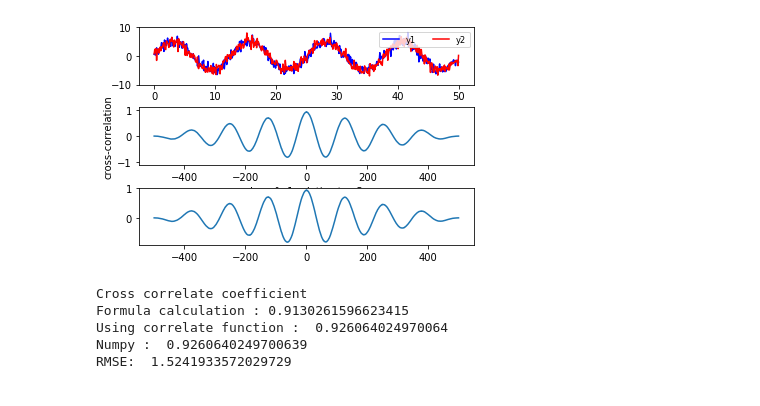
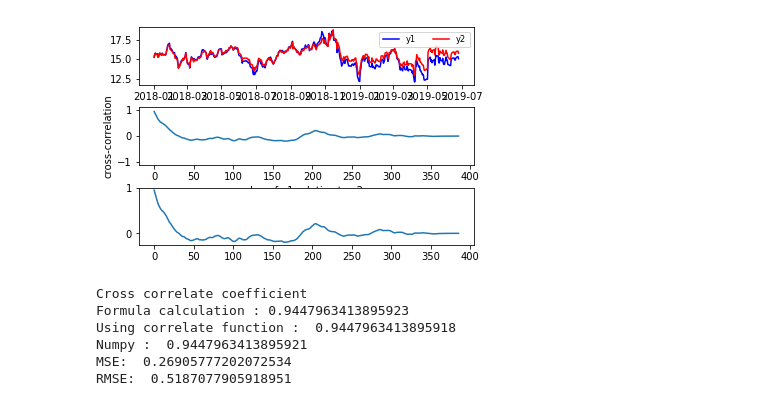
Before and after one commit to psankosik/Learning-Data-Sci, a Jupyter notebook: Self Project/Pricing/Attemp 1/Cross Correlation.ipynb, the cells around one changed output. Saved outputs shown, nothing was run; the diff lists cells and outputs as text; code cells hidden in the pictures.

```diff
--- a/Self Project/Pricing/Attemp 1/Cross Correlation.ipynb
+++ b/Self Project/Pricing/Attemp 1/Cross Correlation.ipynb
@@ -0,0 +9,3 @@
+# %%
+df = pd.read_excel('prepdata.xlsx',index_col=0,parse_dates=True)
+df.dropna(axis='columns',inplace=True)
@@ -1,20 +22,11 @@
+# %%
+t_index = np.asarray(df.index.tolist(),dtype=np.datetime64)
+y1 = np.asarray(df['PVMPGDM1 Index'].tolist(),dtype=np.float64)
+y2 = np.asarray(df['PVMPGDM2 Index'].tolist(),dtype=np.float64)
 # %%
-import numpy as np
-import matplotlib.pyplot as plt
-import math
-%matplotlib inline
-
-# npts = 500
-x = np.linspace(0, 50, 500)
-
-npts = len(x)
-y1 = 5 * np.sin(x/2) + np.random.randn(npts)
-# y2 = 5 * np.cos(x/2) + np.random.randn(npts)
-y2 = 5 * np.sin(x/2) + np.random.randn(npts)
-
 def crocor(x,y):
  npts = len(x)
- lags = np.arange(-npts + 1, npts)
+ lags = np.arange(0, npts)
  # Cross covariance
  ccov = np.correlate((y1 - y1.mean()), y2 - y2.mean(), mode='full')
  # Cross correlation coefficient
@@ -33,50 +45,52 @@ ccor, lags = crocor(y1,y2)
 fig, axs = plt.subplots(nrows=3)
 fig.subplots_adjust(hspace=0.4)
 ax = axs[0]
-ax.plot(x, y1, 'b', label='y1')
-ax.plot(x, y2, 'r', label='y2')
-ax.set_ylim(-10, 10)
+ax.plot(t_index, y1, 'b', label='y1')
+ax.plot(t_index, y2, 'r', label='y2')
+#ax.set_ylim(50,90)
 ax.legend(loc='upper right', fontsize='small', ncol=2)
 
 ax = axs[1]
-ax.plot(lags, ccor)
+ax.plot(lags, ccor[385:])
 
 ax.set_ylim(-1.1, 1.1)
+#ax.set_xlim(0,400)
 ax.set_ylabel('cross-correlation')
 ax.set_xlabel('lag of y1 relative to y2')
 
 ax = axs[2]
-ax.plot(lags,pcc)
+ax.plot(lags,pcc[385:])
 
 maxlag = lags[np.argmax(ccor)]
 # print("max correlation is at lag %d" % maxlag)
 # print(np.argmax(ccor))
 plt.show()
 
 
 # ############################
 # Cross correlation coefficient according to the formula
 # In signal processing ,
 # numpy.correlate (Cross correlate) calculates the similarity between two vectors/signals
 # as a function of lag
 aa = np.cov(y1,y2, bias=True) # Without the option 'bias=True', numpy.cov calculates the sample covariance
 print('Cross correlate coefficient')
 print('Formula calculation :', (aa[0][1]/(y1.std() * y2.std()) ))
 print('Using correlate function : ', np.max(ccor))
 print('Numpy : ', np.max(pcc))
 
 # #######################
 # Mean Square Error
-# mse = ((y1-y2)**2).sum() / len(y1)
-# # Root Mean Square Error
-# rmse = math.sqrt(mse)
-# print(mse)
+mse = ((y1-y2)**2).sum() / len(y1)
+# Root Mean Square Error
+rmse = math.sqrt(mse)
+print('MSE: ', mse)
 # RMSE by numpy
 print('RMSE: ' , np.sqrt(np.mean((y1-y2)**2)) )
 # %% [output]
-[figure, old version]
+[figure, new version]
 Cross correlate coefficient
-Formula calculation : 0.9130261596623415
-Using correlate function :  0.926064024970064
-Numpy :  0.9260640249700639
-RMSE:  1.5241933572029729
+Formula calculation : 0.9447963413895923
+Using correlate function :  0.9447963413895918
+Numpy :  0.9447963413895921
+MSE:  0.26905777202072534
+RMSE:  0.5187077905918951
```
Also changed, not shown: parts of 3 cells of this notebook.
